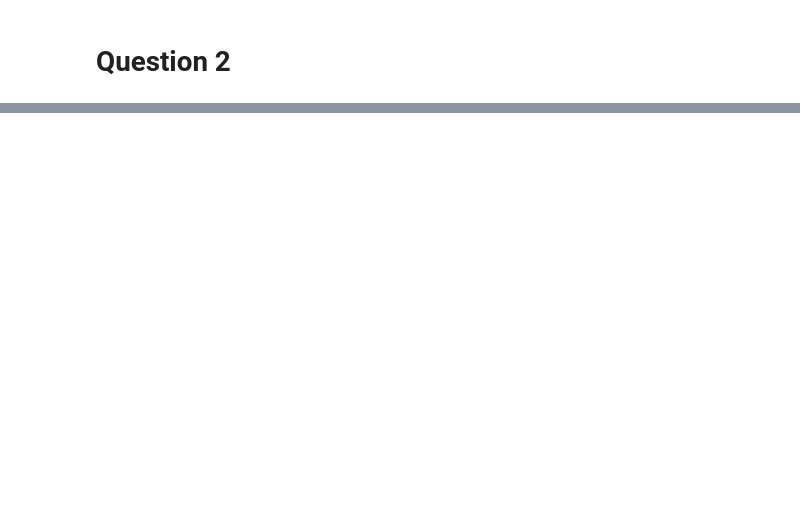
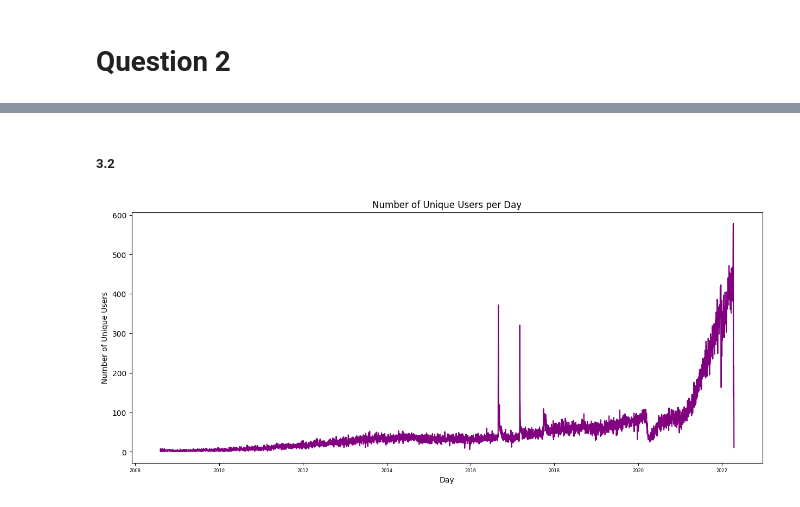
Before and after one commit to IDVE-PROJECT-01/Assignment-1, a Jupyter notebook: Question1.ipynb, the cells around one changed output, grey strips where cells are left out. Saved outputs shown, nothing was run; the diff lists cells and outputs as text; code cells hidden in the pictures; blank space fills up the shorter version.

```diff
--- a/Question1.ipynb
+++ b/Question1.ipynb
@@ -242,0 +262,18 @@ print(df[[
+# %% [markdown]
+##### 3.2
+# %%
+df['date_captured']=pd.to_datetime(df['date_captured'])
+df['day']=df['date_captured'].dt.date
+
+unique_user_by_day= df.groupby('day')['user_id'].nunique()
+
+fig, ax = plt.subplots(figsize=(15,6))
+unique_user_by_day.plot(kind='line', title= "Number of Unique Users per Day", color='purple')
+
+ax.set_xlabel("Day")
+ax.set_ylabel("Number of Unique Users")
+ax.tick_params(axis='x', labelsize=6)
+
+plt.show()
+# %% [output]
+[figure, added]
```
Also changed, not shown: parts of 11 cells of this notebook.
